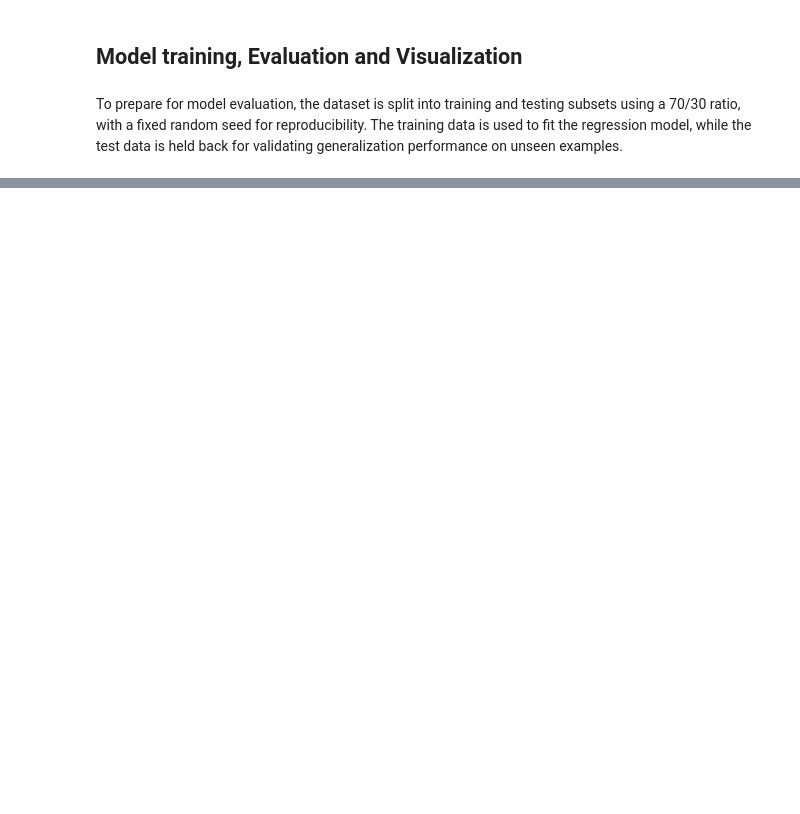
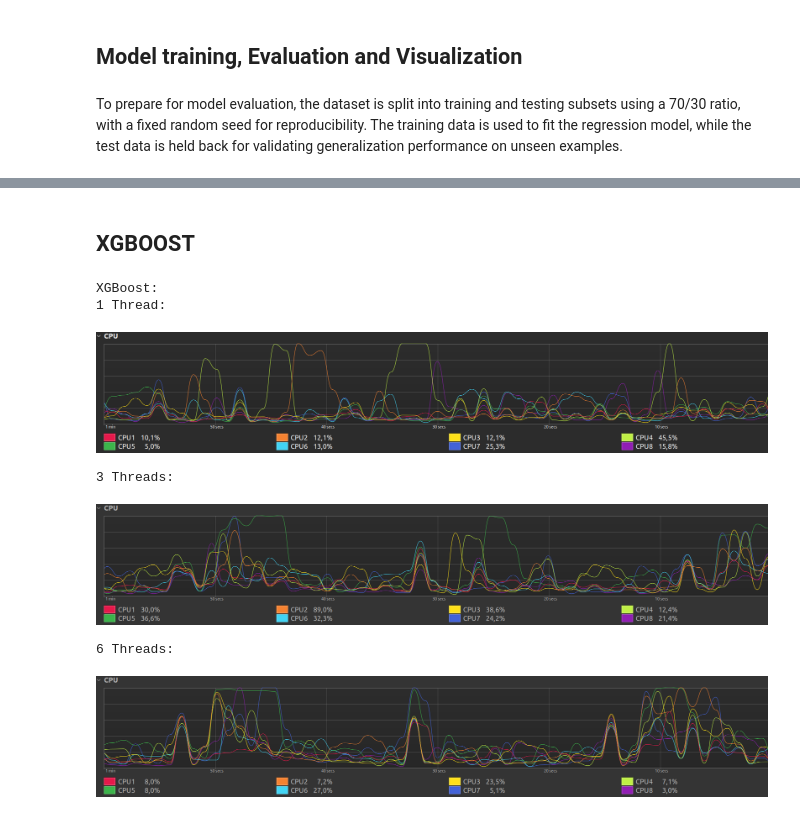
Before and after one commit to joaopecomonteiro/BDCC_2, a Jupyter notebook: trabalho2.ipynb, the cells around one changed output, grey strips where cells are left out. Saved outputs shown, nothing was run; the diff lists cells and outputs as text; code cells hidden in the pictures; blank space fills up the shorter version.

```diff
--- a/trabalho2.ipynb
+++ b/trabalho2.ipynb
@@ -930,0 +901,19 @@ Plotting took 18.391497135162354 seconds
+# %% [markdown]
+## XGBOOST
+# %%
+print("1 Thread:")
+display(Image(filename='/home/joaomonteiro/Pictures/bdcc/xgb_1_thread.png', embed=True))
+
+print("3 Threads:")
+display(Image(filename='/home/joaomonteiro/Pictures/bdcc/xgb_3_threads.png', embed=True))
+
+print("6 Threads:")
+display(Image(filename='/home/joaomonteiro/Pictures/bdcc/xgb_6_threads.png', embed=True))
+# %% [output]
+XGBoost:
+1 Thread:
+[figure, added]
+3 Threads:
+[figure, added]
+6 Threads:
+[figure, added]
```
Also changed, not shown: parts of 38 cells of this notebook.
